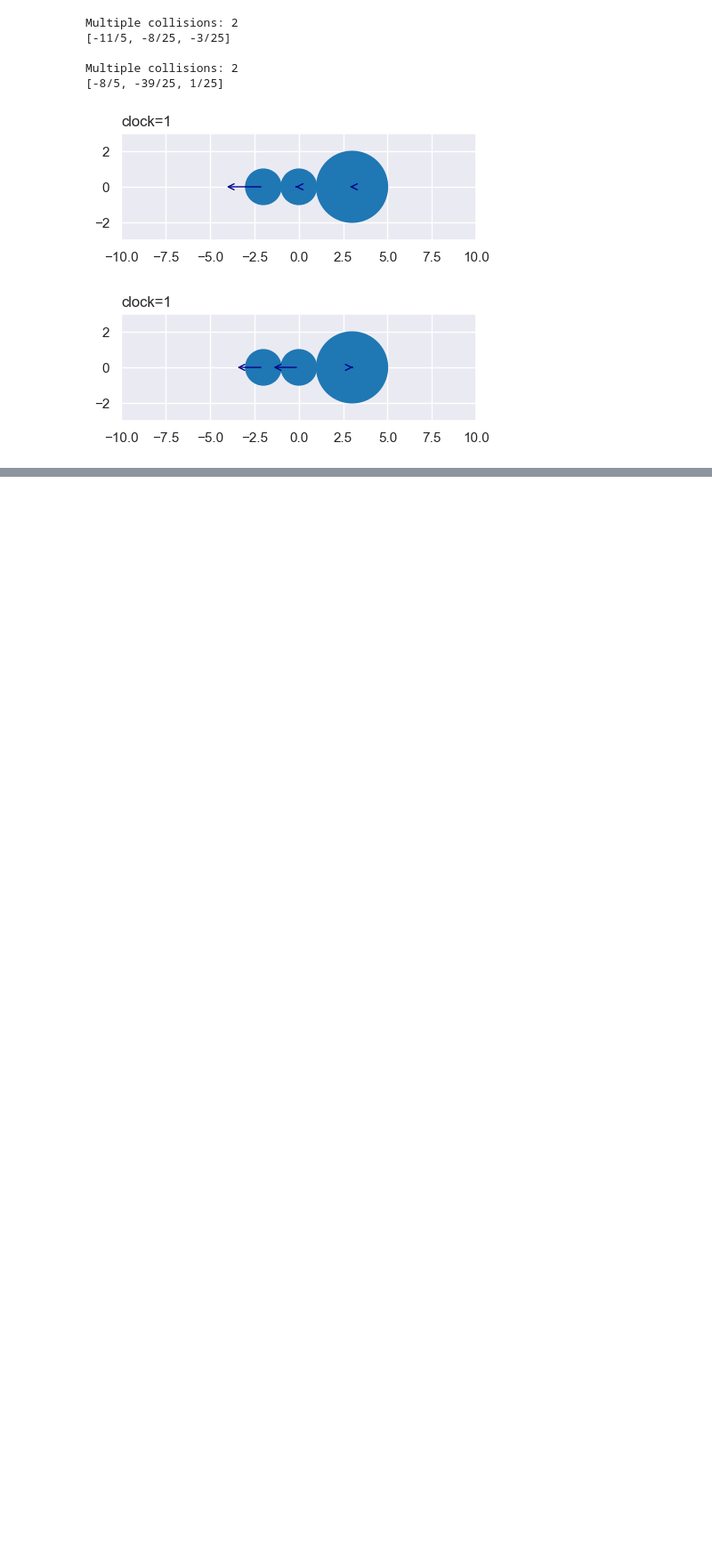
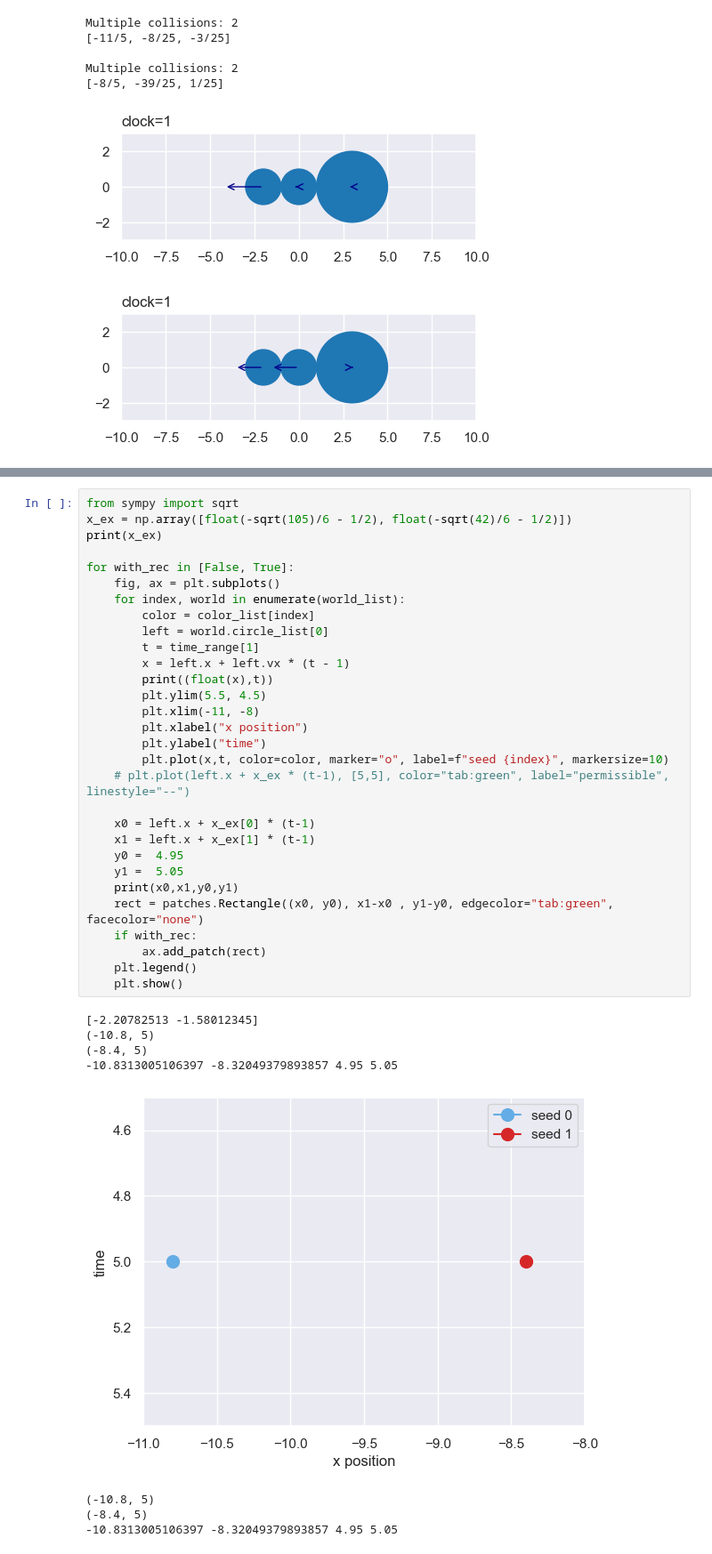
Before and after one commit to CarlKCarlK/perfect-physics, a Jupyter notebook: part_5_pydata_repro.ipynb, the cells around one changed output, grey strips where cells are left out. Shown: that part at 89% size. Drawn from its saved outputs; the diff is of its cells as text; blank space fills up the shorter version.

```diff
--- a/part_5_pydata_repro.ipynb
+++ b/part_5_pydata_repro.ipynb
@@ -55,0 +58,39 @@ for index, world in enumerate(world_list):
+# %%
+from sympy import sqrt
+x_ex = np.array([float(-sqrt(105)/6 - 1/2), float(-sqrt(42)/6 - 1/2)])
+print(x_ex)
+
+for with_rec in [False, True]:
+    fig, ax = plt.subplots()
+    for index, world in enumerate(world_list):
+        color = color_list[index]
+        left = world.circle_list[0]
+        t = time_range[1]
+        x = left.x + left.vx * (t - 1)
+        print((float(x),t))
+        plt.ylim(5.5, 4.5)
+        plt.xlim(-11, -8)
+        plt.xlabel("x position")
+        plt.ylabel("time")
+        plt.plot(x,t, color=color, marker="o", label=f"seed {index}", markersize=10)
+    # plt.plot(left.x + x_ex * (t-1), [5,5], color="tab:green", label="permissible", linestyle="--")
+
+    x0 = left.x + x_ex[0] * (t-1)
+    x1 = left.x + x_ex[1] * (t-1)
+    y0 =  4.95
+    y1 =  5.05
+    print(x0,x1,y0,y1)
+    rect = patches.Rectangle((x0, y0), x1-x0 , y1-y0, edgecolor="tab:green", facecolor="none")
+    if with_rec:
+        ax.add_patch(rect)
+    plt.legend()
+    plt.show()
+# %% [output]
+[-2.20782513 -1.58012345]
+(-10.8, 5)
+(-8.4, 5)
+-10.8313005106397 -8.32049379893857 4.95 5.05
+[figure, added]
+(-10.8, 5)
+(-8.4, 5)
+-10.8313005106397 -8.32049379893857 4.95 5.05
```
Also changed, not shown: parts of 2 cells of this notebook, 1 other file.
